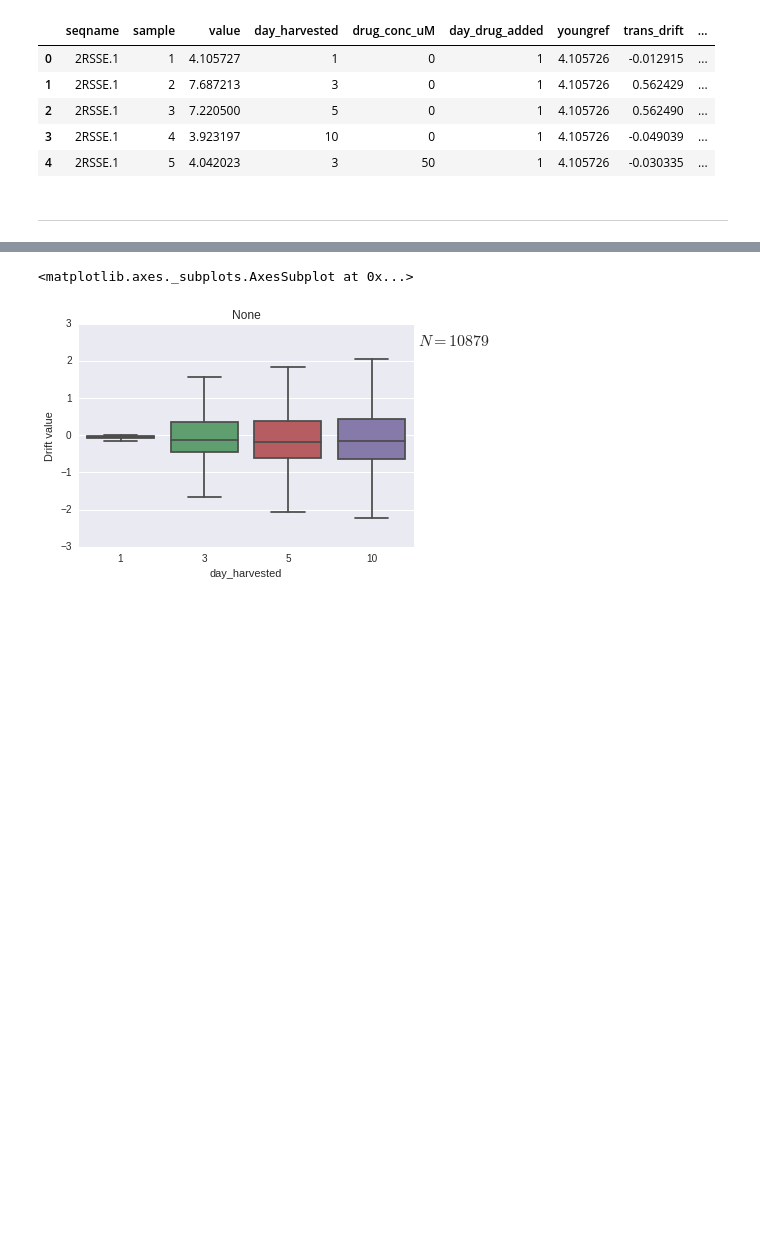
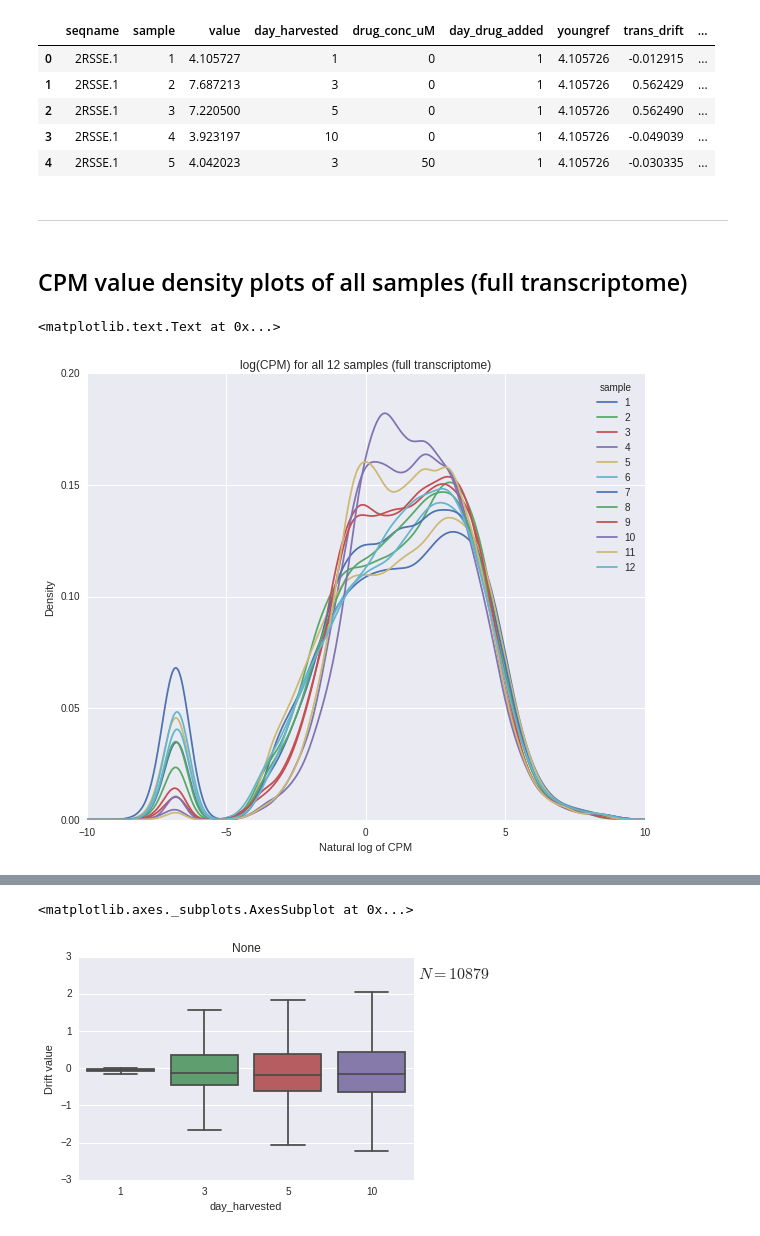
Before and after one commit to veleritas/ageing, a Jupyter notebook: analysis/worm_plots.ipynb, the cells around one changed output, grey strips where cells are left out. Cells and saved outputs as stored; diff of their text form; code cells hidden in the pictures; blank space fills up the shorter version.

```diff
--- a/analysis/worm_plots.ipynb
+++ b/analysis/worm_plots.ipynb
@@ -24,0 +26,2 @@ from src.util import subset
+# %%
+full = pd.read_csv("../data/worms_mianserin/mean_cpm_values.tsv", sep = '\t')
@@ -39,3 +57,15 @@ data.head()
 | 4 | 2RSSE.1 | 5 | 4.042023 | 3 | 50 | 1 | 4.105726 | -0.030335 | ... |
 # %% [markdown]
 ---
+# %% [markdown]
+## CPM value density plots of all samples (full transcriptome)
+# %%
+fig = plot_multi_density(
+    full, "seqname", "sample", "log_cpm", rc = {"figure.figsize": (10, 8)}
+)
+fig.set_xlim((-10, 10))
+fig.set_xlabel("Natural log of CPM")
+fig.set_title("log(CPM) for all 12 samples (full transcriptome)")
+# %% [output]
+<matplotlib.text.Text at 0x...>
+[figure, added]
```
Also changed, not shown: parts of 46 cells of this notebook, 1 other file.
